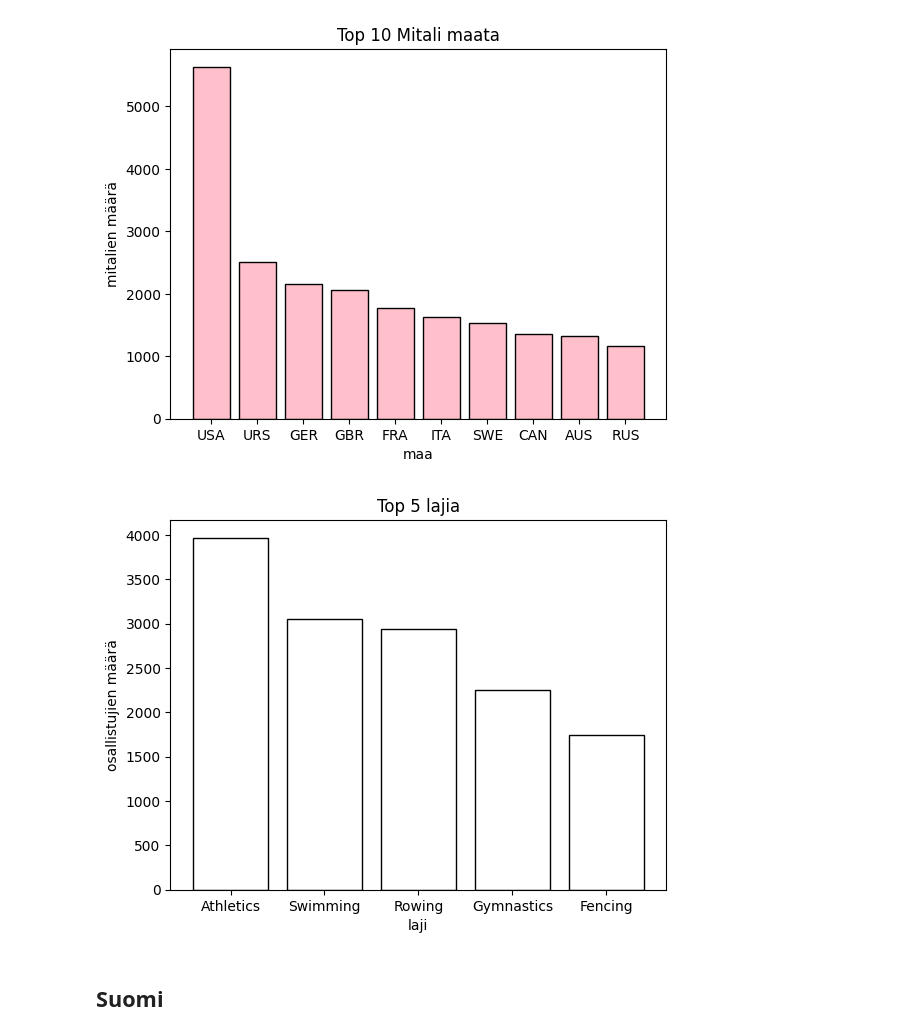
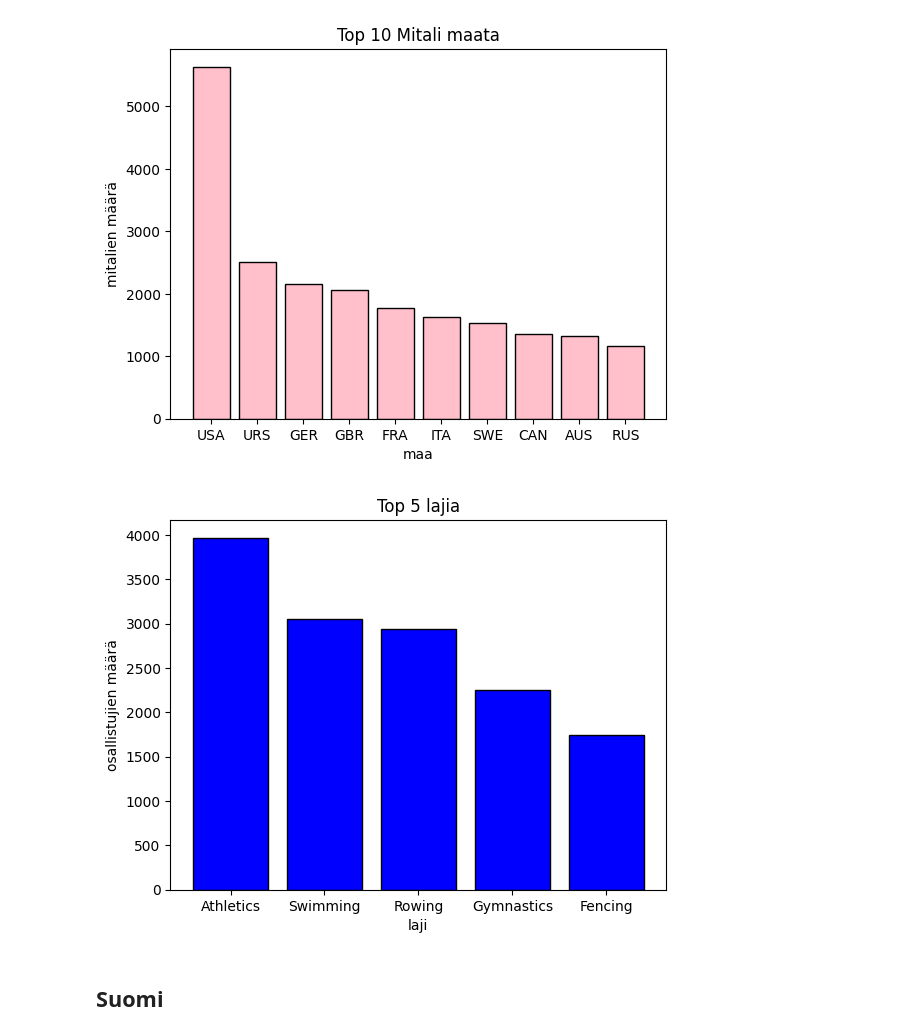
Before and after one commit to jomi112233/Analysointi-Ryhmatyo, a Jupyter notebook: projekti.ipynb, the cells around one changed output. Cells and saved outputs as stored; diff of their text form; code cells hidden in the pictures.

```diff
--- a/projekti.ipynb
+++ b/projekti.ipynb
@@ -209,18 +209,18 @@ plt.show()
 # %%
 mitali_maat = data["Sport"].value_counts().head(5)
 
 maat = mitali_maat.index
 maara = mitali_maat.values
 
-plt.bar(maat, maara, color = 'white', edgecolor = 'black')
+plt.bar(maat, maara, color = 'blue', edgecolor = 'black')
 
 plt.xlabel('laji')
 plt.ylabel('osallistujien määrä')
 plt.title('Top 5 lajia')
 
 plt.show()
 # %% [output]
-[figure, old version]
+[figure, new version]
 # %% [markdown]
 ## Suomi
 # %%
```
